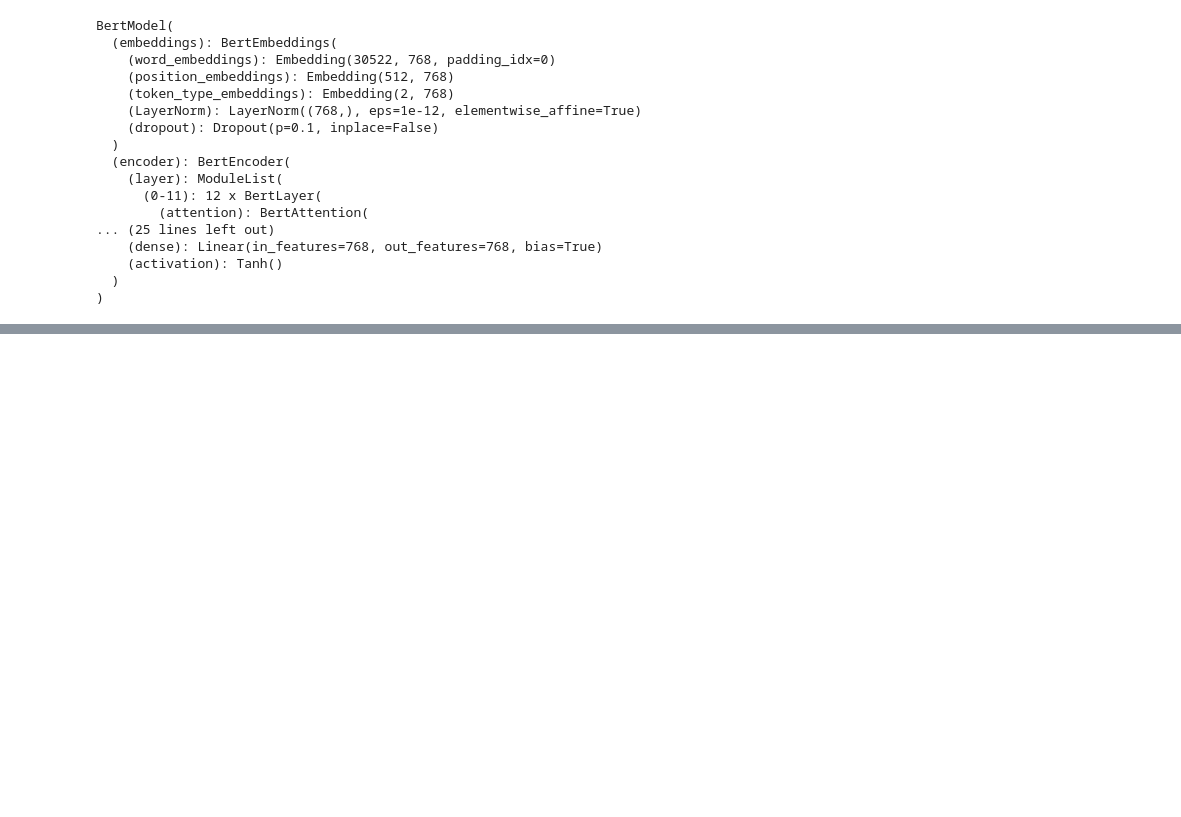
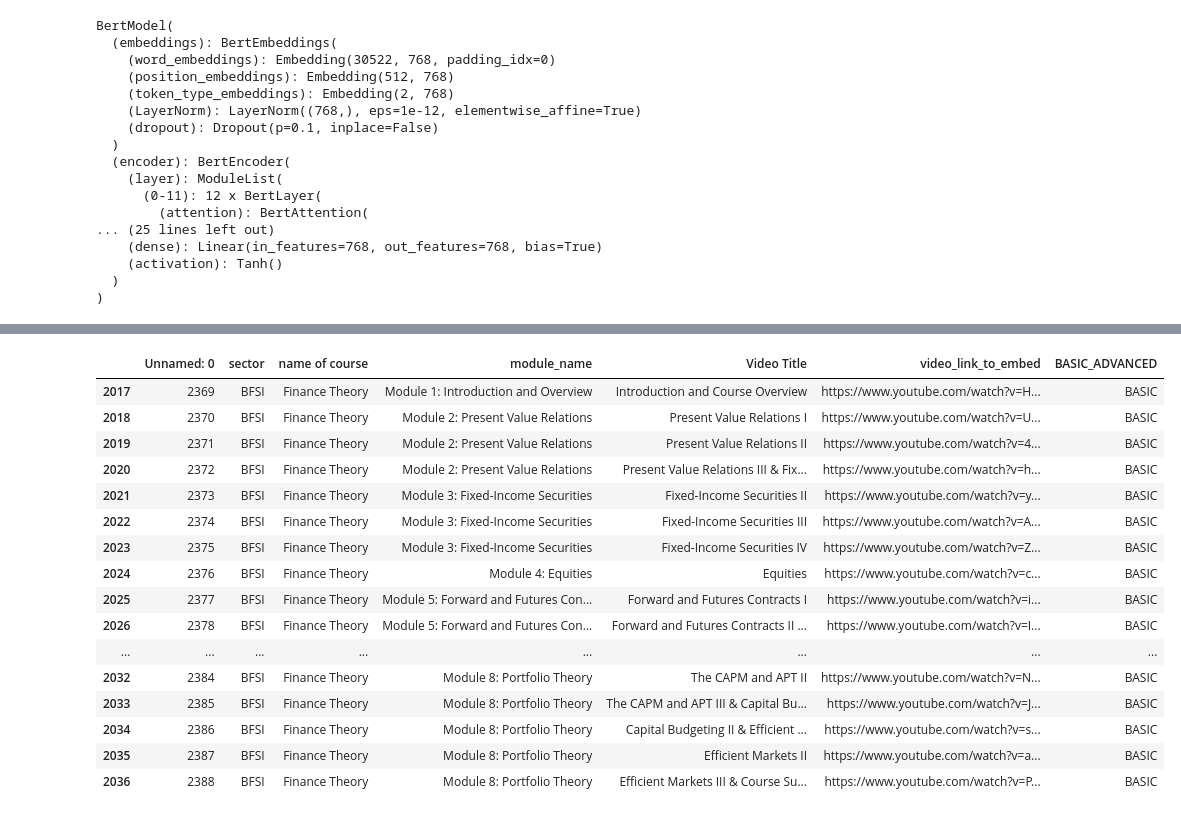
Before and after one commit to umaidali236/JKSDM-AI-API, a Jupyter notebook: generateembeddings_self_learing_videos.ipynb, the cells around one changed output, grey strips where cells are left out. Saved outputs shown, nothing was run; the diff lists cells and outputs as text; code cells hidden in the pictures; blank space fills up the shorter version.

```diff
--- a/generateembeddings_self_learing_videos.ipynb
+++ b/generateembeddings_self_learing_videos.ipynb
@@ -260,3 +276,27 @@ def get_bert_embedding(text):
     return embeddings
 # %%
 self_learning_videos_embeddings[course_name] = get_embeddings_of_self_learning_courses(self_learning_courses_embedding_map, embeddings_main_path, self_learning_videos_embeddings)
+# %%
+#sectors_and_marks = request.get_json()
+sectors_and_marks = {'IT-ITeS':0.5, 'BFSI':0, 'HealthCare':1}
+# %%
+#sort the keys
+sorted_sectors = sorted(sectors_and_marks, key=sectors_and_marks.get, reverse=True)
+
+
+mapping_sector_to_type_of_course = dict()
+
+
+
+for s in sorted_sectors:
+    marks_in_sector = sectors_and_marks[s]
+    recommendation_type = "BASIC"
+    if marks_in_sector >=0.5:
+        recommendation_type = "ADVANCED"
+        mapping_sector_to_type_of_course[s] = 'ADVANCED'
+    else:
+        recommendation_type = "BASIC"
+        mapping_sector_to_type_of_course[s] = 'BASIC'
+
+    embedding_of_s = get_bert_embedding(s)
+    cosine_similarity_of_s_with_all_sectors= dict()
@@ -262,0 +307,4 @@ self_learning_videos_embeddings[course_name] = get_embeddings_of_self_learning_c
+# %%
+SL_courses_recommended = self_learning_videos[(self_learning_videos['sector']==s) & (self_learning_videos['BASIC_ADVANCED']==mapping_sector_to_type_of_course[s])]
+# %%
+list_SL_courses_recommended = list(SL_courses_recommended['name of course'].unique())
@@ -262,0 +314,20 @@ self_learning_videos_embeddings[course_name] = get_embeddings_of_self_learning_c
+# %%
+self_learning_videos[self_learning_videos['name of course']==list_SL_courses_recommended[0]]
+# %% [output]
+|  | Unnamed: 0 | sector | name of course | module_name | Video Title | video_link_to_embed | BASIC_ADVANCED |
+| 2017 | 2369 | BFSI | Finance Theory | Module 1: Introduction and Overview | Introduction and Course Overview | https://www.youtube.com/watch?v=H... | BASIC |
+| 2018 | 2370 | BFSI | Finance Theory | Module 2: Present Value Relations | Present Value Relations I | https://www.youtube.com/watch?v=U... | BASIC |
+| 2019 | 2371 | BFSI | Finance Theory | Module 2: Present Value Relations | Present Value Relations II | https://www.youtube.com/watch?v=4... | BASIC |
+| 2020 | 2372 | BFSI | Finance Theory | Module 2: Present Value Relations | Present Value Relations III & Fix... | https://www.youtube.com/watch?v=h... | BASIC |
+| 2021 | 2373 | BFSI | Finance Theory | Module 3: Fixed-Income Securities | Fixed-Income Securities II | https://www.youtube.com/watch?v=y... | BASIC |
+| 2022 | 2374 | BFSI | Finance Theory | Module 3: Fixed-Income Securities | Fixed-Income Securities III | https://www.youtube.com/watch?v=A... | BASIC |
+| 2023 | 2375 | BFSI | Finance Theory | Module 3: Fixed-Income Securities | Fixed-Income Securities IV | https://www.youtube.com/watch?v=Z... | BASIC |
+| 2024 | 2376 | BFSI | Finance Theory | Module 4: Equities | Equities | https://www.youtube.com/watch?v=c... | BASIC |
+| 2025 | 2377 | BFSI | Finance Theory | Module 5: Forward and Futures Con... | Forward and Futures Contracts I | https://www.youtube.com/watch?v=i... | BASIC |
+| 2026 | 2378 | BFSI | Finance Theory | Module 5: Forward and Futures Con... | Forward and Futures Contracts II ... | https://www.youtube.com/watch?v=I... | BASIC |
+| ... | ... | ... | ... | ... | ... | ... | ... |
+| 2032 | 2384 | BFSI | Finance Theory | Module 8: Portfolio Theory | The CAPM and APT II | https://www.youtube.com/watch?v=N... | BASIC |
+| 2033 | 2385 | BFSI | Finance Theory | Module 8: Portfolio Theory | The CAPM and APT III & Capital Bu... | https://www.youtube.com/watch?v=J... | BASIC |
+| 2034 | 2386 | BFSI | Finance Theory | Module 8: Portfolio Theory | Capital Budgeting II & Efficient ... | https://www.youtube.com/watch?v=s... | BASIC |
+| 2035 | 2387 | BFSI | Finance Theory | Module 8: Portfolio Theory | Efficient Markets II | https://www.youtube.com/watch?v=a... | BASIC |
+| 2036 | 2388 | BFSI | Finance Theory | Module 8: Portfolio Theory | Efficient Markets III & Course Su... | https://www.youtube.com/watch?v=P... | BASIC |
```
Also changed, not shown: parts of 4 cells of this notebook, 48 other files.
